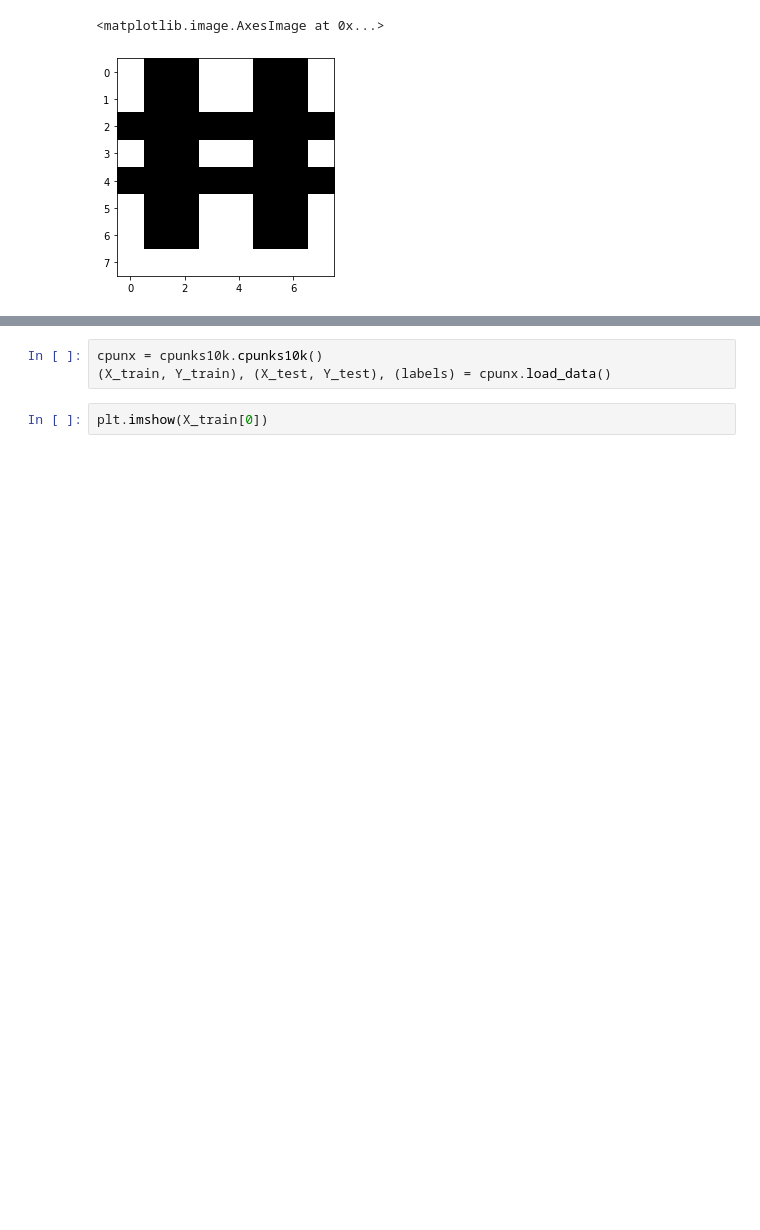
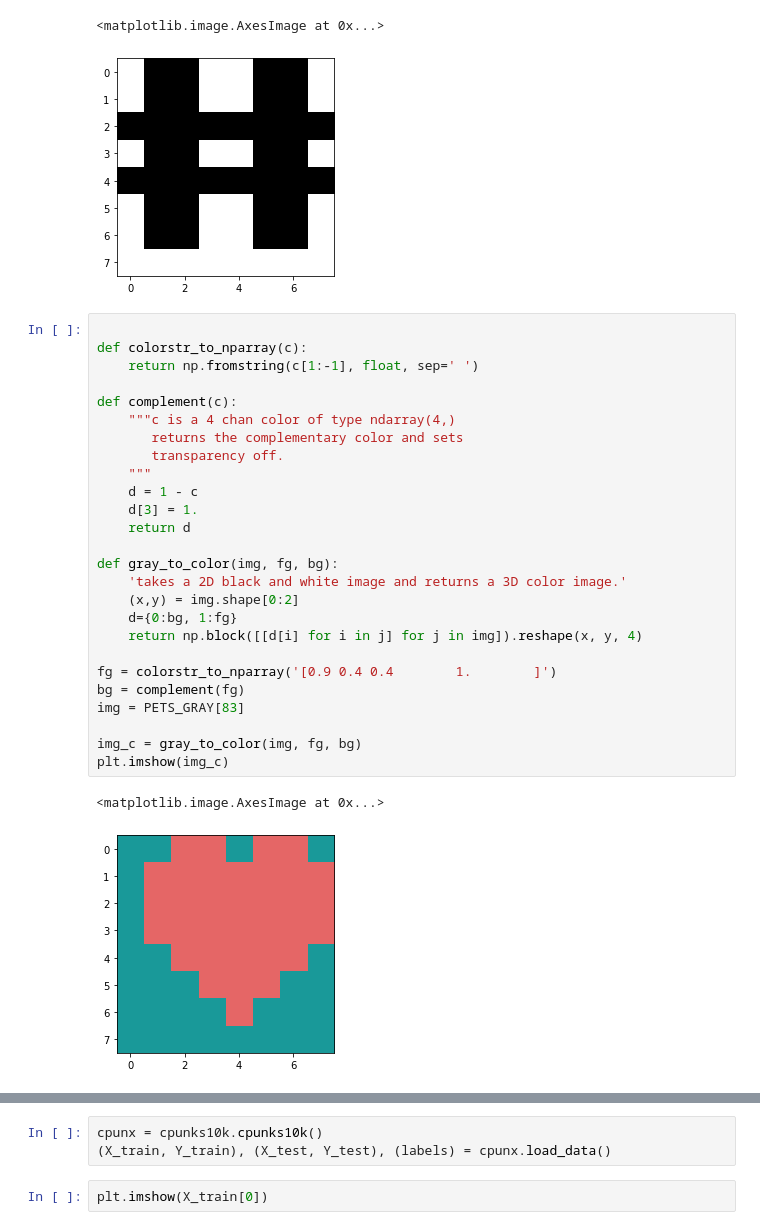
Before and after one commit to tnn1t1s/cpunks-10k, a Jupyter notebook: cpunks/tutorial/CryptoPETS.ipynb, the cells around one changed output, grey strips where cells are left out. Cells and saved outputs as stored; diff of their text form; blank space fills up the shorter version.

```diff
--- a/cpunks/tutorial/CryptoPETS.ipynb
+++ b/cpunks/tutorial/CryptoPETS.ipynb
@@ -75,6 +76,35 @@ plt.imshow(PETS_GRAY[163], cmap=cmap)
 # %% [output]
 <matplotlib.image.AxesImage at 0x...>
 [figure]
+# %%
+
+def colorstr_to_nparray(c):
+    return np.fromstring(c[1:-1], float, sep=' ')
+
+def complement(c):
+    """c is a 4 chan color of type ndarray(4,)
+       returns the complementary color and sets
+       transparency off.
+    """
+    d = 1 - c
+    d[3] = 1.
+    return d
+
+def gray_to_color(img, fg, bg):
+    'takes a 2D black and white image and returns a 3D color image.'
+    (x,y) = img.shape[0:2]
+    d={0:bg, 1:fg}
+    return np.block([[d[i] for i in j] for j in img]).reshape(x, y, 4)
+
+fg = colorstr_to_nparray('[0.9 0.4 0.4        1.        ]')
+bg = complement(fg)
+img = PETS_GRAY[83]
+
+img_c = gray_to_color(img, fg, bg)
+plt.imshow(img_c)
+# %% [output]
+<matplotlib.image.AxesImage at 0x...>
+[figure, added]
 # %%
 square = np.array([[83, 2, 0],[1, 2, 0], [1, 2, 0]])
 all_hash = np.array([[163, 163, 163],[163, 163, 163], [163, 163, 163]])
```
Also changed, not shown: parts of 15 cells of this notebook.
